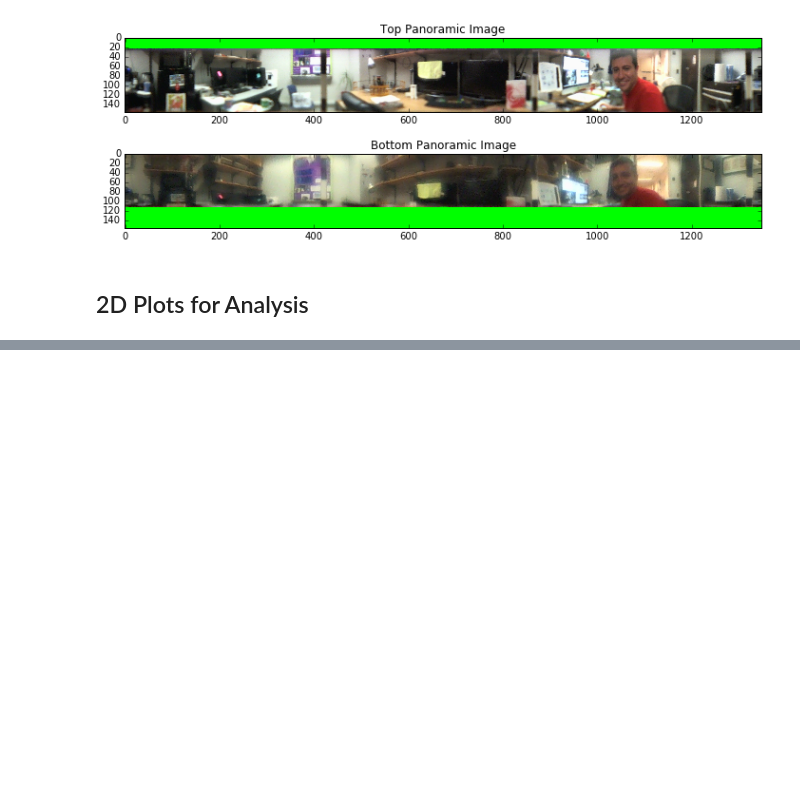
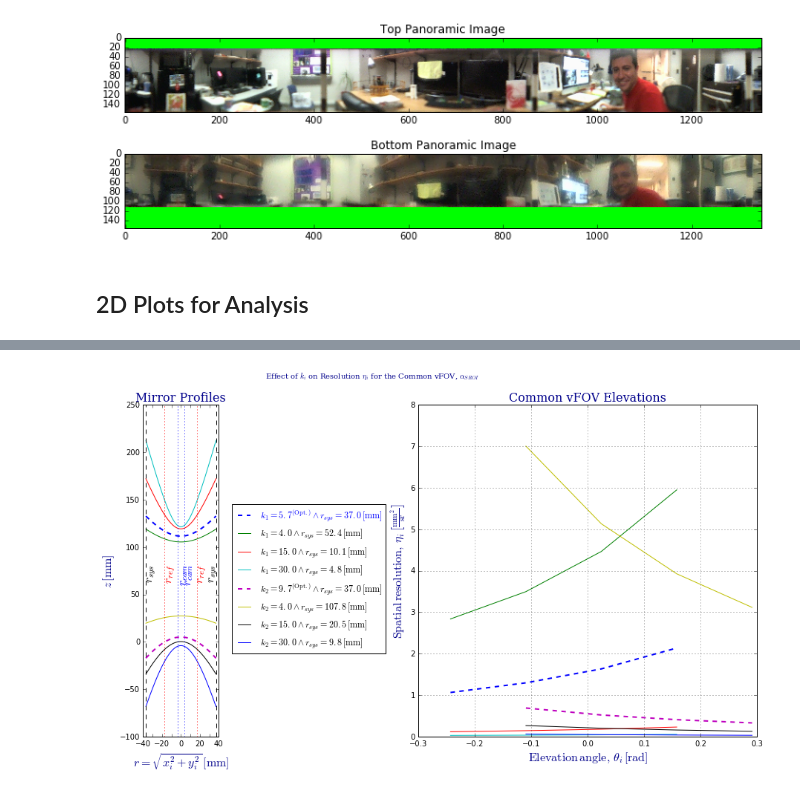
Before and after one commit to ubuntuslave/omnistereo_sensor_design, a Jupyter notebook: HyperCata Demo.ipynb, the cells around one changed output, grey strips where cells are left out. Cells and saved outputs as stored; diff of their text form; code cells hidden in the pictures; blank space fills up the shorter version.

```diff
--- a/HyperCata Demo.ipynb
+++ b/HyperCata Demo.ipynb
@@ -170,0 +187,5 @@ if show_panoramic_img and opencv_exists:
+# %%
+from omnistereo.common_plot import plot_catadioptric_spatial_resolution_vs_k
+plot_catadioptric_spatial_resolution_vs_k(omnistereo_model, fig_size=(18,8), legend_location=(-0.55, 0.25))
+# %% [output]
+[figure, added]
```
Also changed, not shown: parts of 11 cells of this notebook, 11 other files.
